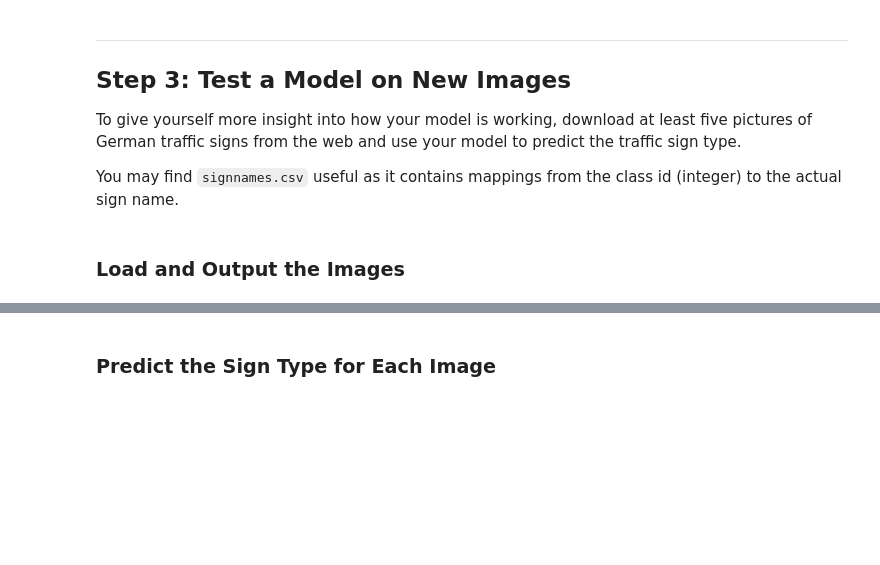
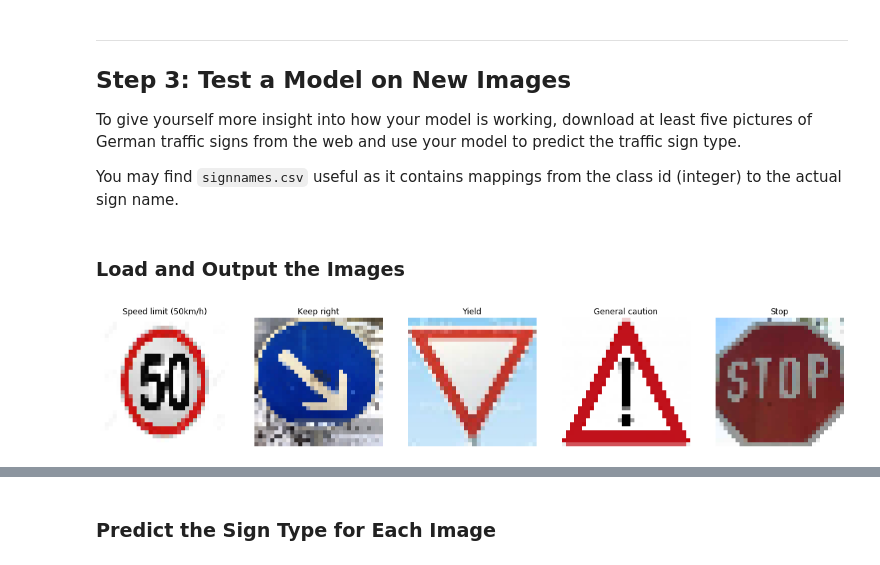
Before and after one commit to sauravkdeo/CarND-Traffic-Sign-Classifier-Project, a Jupyter notebook: Traffic_Sign_Classifier.ipynb, the cells around one changed output, grey strips where cells are left out. Cells and saved outputs as stored; diff of their text form; code cells hidden in the pictures; blank space fills up the shorter version.

```diff
--- a/Traffic_Sign_Classifier.ipynb
+++ b/Traffic_Sign_Classifier.ipynb
@@ -289,0 +294,36 @@ for f1 in files:
+# %%
+#load the images
+import cv2
+data = []
+for i in range(1,6):
+    img = cv2.imread('test_images/'+str(i)+'.png')
+    ima1 = cv2.cvtColor(img,cv2.COLOR_BGR2RGB)
+    new_img = cv2.resize(ima1,(int(32),int(32)))
+    data.append(new_img)
+data = np.asarray(data)
+# %%
+### label the custom loaded images as per convention
+data_label =  np.array([2,38,13,18,14])
+# %%
+# Display the image corrosponding to their respective labels
+import numpy as np
+import matplotlib.pyplot as plt
+import cv2
+fig = plt.figure(figsize=(20, 20))
+columns = 5
+rows = 1
+ax = []
+
+for i in range(columns*rows):
+    img = data[i]
+
+    # create subplot and append to ax
+    ax.append( fig.add_subplot(rows, columns, i+1) )
+    ax[-1].set_title(str(classname[data_label[i]]))  # set title
+    plt.axis("off")
+    plt.imshow(img, alpha=1, cmap ='gray')
+
+
+plt.show()  # finally, render the plot
+# %% [output]
+[figure, added]
```
Also changed, not shown: parts of 27 cells of this notebook.
